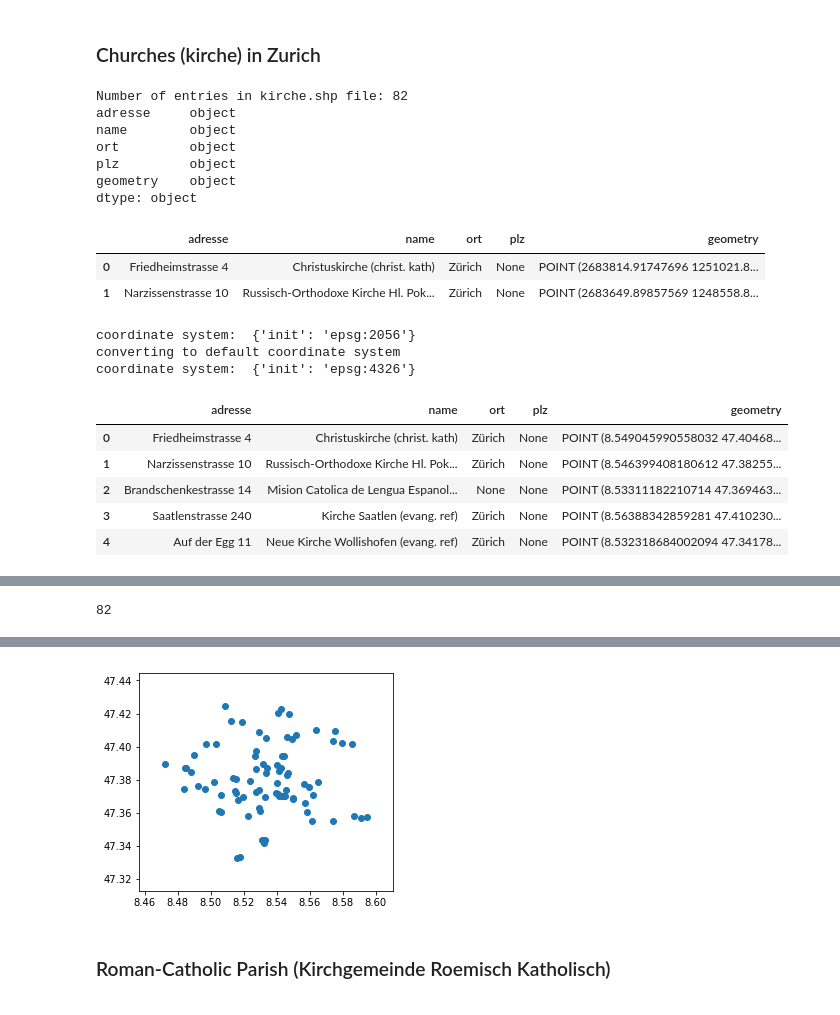
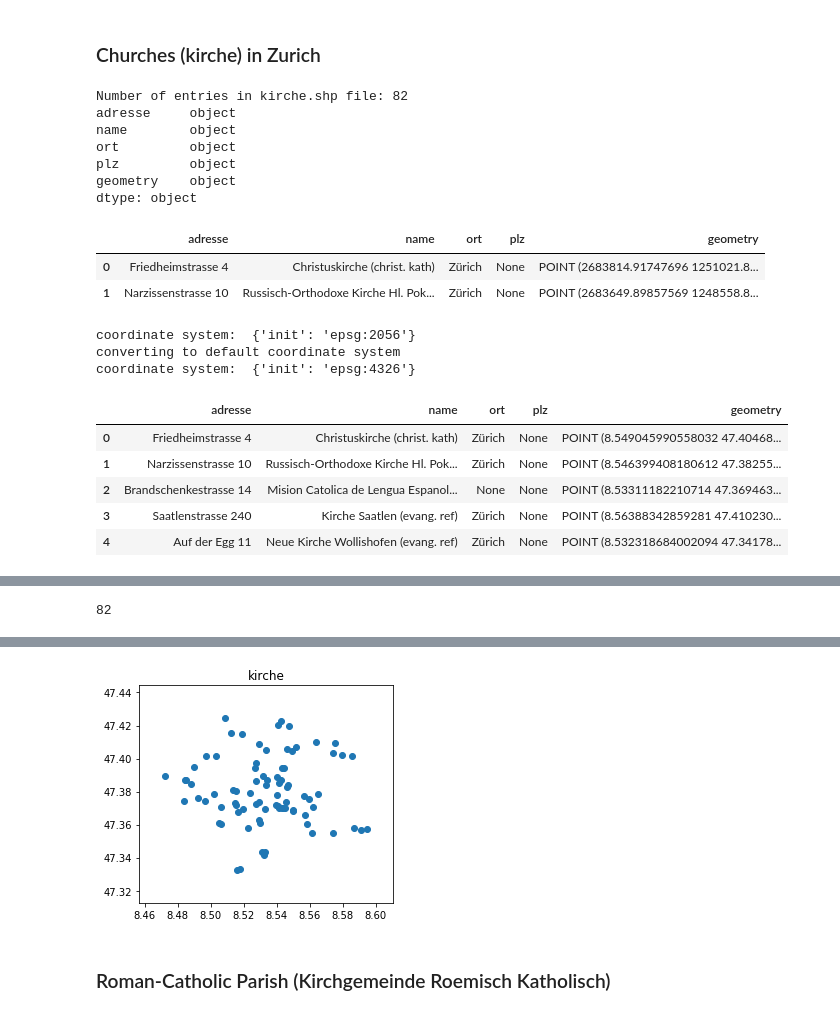
Before and after one commit to MLortki/ADA2018-Project-Quality-of-Space-AMG, a Jupyter notebook: External Dataset Preprocessing.ipynb, the cells around one changed output, grey strips where cells are left out. Cells and saved outputs as stored; diff of their text form; code cells hidden in the pictures.

```diff
--- a/External Dataset Preprocessing.ipynb
+++ b/External Dataset Preprocessing.ipynb
@@ -423,6 +423,7 @@ def read_and_join(file_name):
     df = explore_shape_file(file_name)
     df = join_points_with_zips(df)
     df.plot()
+    plt.title(file_name[:-4])
     return df
 
 df_churches = read_and_join("kirche.shp")
@@ -430,34 +431,34 @@ df_churches.head()
 # %% [output]
 Number of entries in kirche.shp file: 82
 adresse     object
 name        object
 ort         object
 plz         object
 geometry    object
 dtype: object
 |  | adresse | name | ort | plz | geometry |
 | 0 | Friedheimstrasse 4 | Christuskirche (christ. kath) | Zürich | None | POINT (2683814.91747696 1251021.8... |
 | 1 | Narzissenstrasse 10 | Russisch-Orthodoxe Kirche Hl. Pok... | Zürich | None | POINT (2683649.89857569 1248558.8... |
 coordinate system:  {'init': 'epsg:2056'}
 converting to default coordinate system
 coordinate system:  {'init': 'epsg:4326'}
 |  | adresse | name | ort | plz | geometry |
 | 0 | Friedheimstrasse 4 | Christuskirche (christ. kath) | Zürich | None | POINT (8.549045990558032 47.40468... |
 | 1 | Narzissenstrasse 10 | Russisch-Orthodoxe Kirche Hl. Pok... | Zürich | None | POINT (8.546399408180612 47.38255... |
 | 2 | Brandschenkestrasse 14 | Mision Catolica de Lengua Espanol... | None | None | POINT (8.53311182210714 47.369463... |
 | 3 | Saatlenstrasse 240 | Kirche Saatlen (evang. ref) | Zürich | None | POINT (8.56388342859281 47.410230... |
 | 4 | Auf der Egg 11 | Neue Kirche Wollishofen (evang. ref) | Zürich | None | POINT (8.532318684002094 47.34178... |
 |  | adresse | name | ort | plz | geometry | index_right | UUID | OS_UUID | STATUS | INAEND | ... |
 | 0 | Friedheimstrasse 4 | Christuskirche (christ. kath) | Zürich | None | POINT (8.549045990558032 47.40468... | 2850 | {B54BC1B3-3482-4300-8334-EF9E7DE6... | {59B3988C-142E-4FA5-804F-7B123270... | real | nein | ... |
 | 30 | Wehntalerstrasse 220 | Allerheiligen Kirche (röm. kath) | Zürich | None | POINT (8.529352270855291 47.40895... | 2850 | {B54BC1B3-3482-4300-8334-EF9E7DE6... | {59B3988C-142E-4FA5-804F-7B123270... | real | nein | ... |
 82
 |  | adresse | name | ort | plz | geometry | index_right | UUID | OS_UUID | STATUS | INAEND | ... |
 | 0 | Friedheimstrasse 4 | Christuskirche (christ. kath) | Zürich | None | POINT (8.549045990558032 47.40468... | 2850 | {B54BC1B3-3482-4300-8334-EF9E7DE6... | {59B3988C-142E-4FA5-804F-7B123270... | real | nein | ... |
 | 30 | Wehntalerstrasse 220 | Allerheiligen Kirche (röm. kath) | Zürich | None | POINT (8.529352270855291 47.40895... | 2850 | {B54BC1B3-3482-4300-8334-EF9E7DE6... | {59B3988C-142E-4FA5-804F-7B123270... | real | nein | ... |
 | 42 | Oerlikonerstrasse 99 | Kirche Oerlikon (evang. ref) | Zürich | None | POINT (8.5464116453267 47.4060639... | 2850 | {B54BC1B3-3482-4300-8334-EF9E7DE6... | {59B3988C-142E-4FA5-804F-7B123270... | real | nein | ... |
 | 45 | Hoffeld 4 | Kirche Matthäus (evang. ref) | Zürich | None | POINT (8.533725087402956 47.40509... | 2850 | {B54BC1B3-3482-4300-8334-EF9E7DE6... | {59B3988C-142E-4FA5-804F-7B123270... | real | nein | ... |
 | 80 | Milchbuckstrasse 61 | Pauluskirche (evang. ref) | Zürich | None | POINT (8.543274889911608 47.39409... | 2850 | {B54BC1B3-3482-4300-8334-EF9E7DE6... | {59B3988C-142E-4FA5-804F-7B123270... | real | nein | ... |
-[figure, old version]
+[figure, new version]
 # %% [markdown]
 ### Roman-Catholic Parish (Kirchgemeinde Roemisch Katholisch)
 # %%
```
Also changed, not shown: parts of 7 cells of this notebook, 2 other files.
